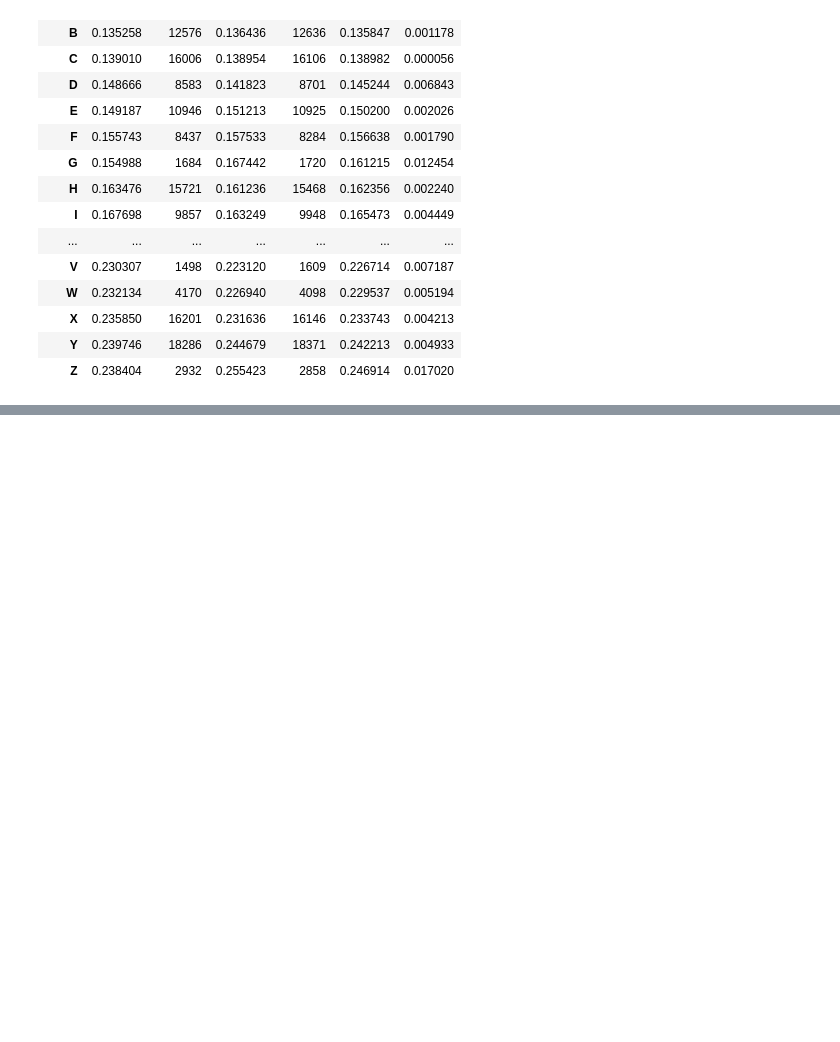
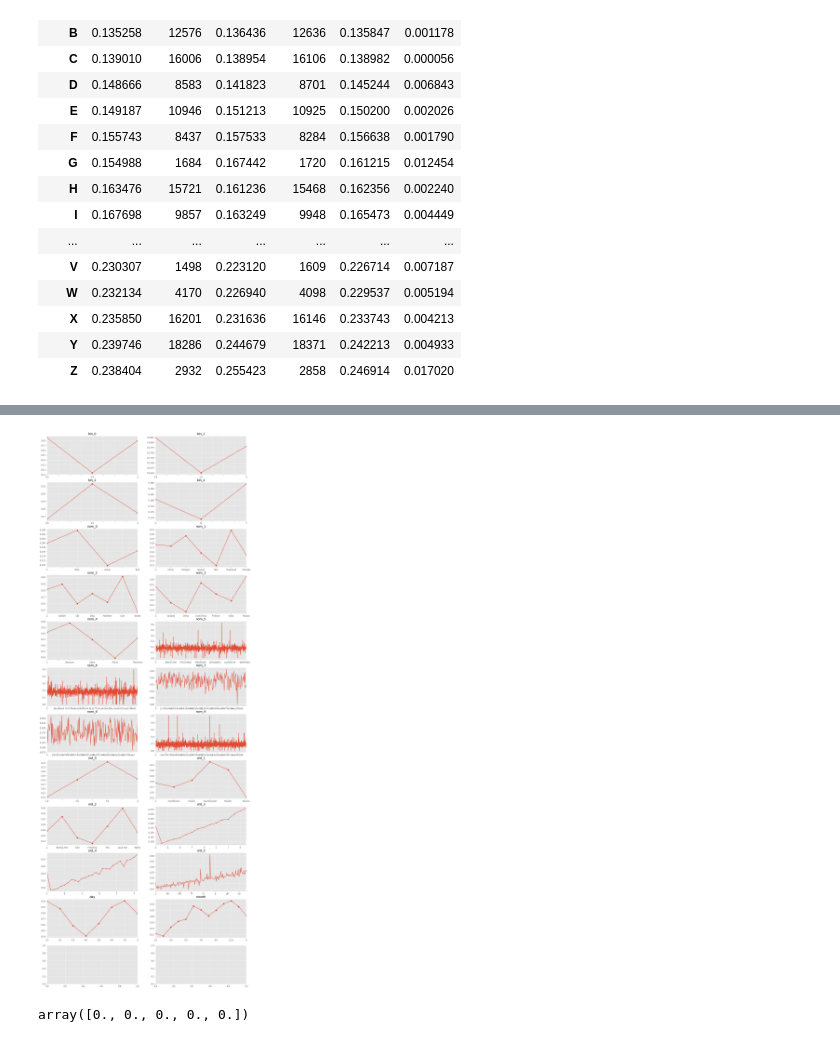
Before and after one commit to viktorsapozhok/cafeen, a Jupyter notebook: notebooks/1_eda.ipynb, the cells around one changed output, grey strips where cells are left out. Cells and saved outputs as stored; diff of their text form; code cells hidden in the pictures; blank space fills up the shorter version.

```diff
--- a/notebooks/1_eda.ipynb
+++ b/notebooks/1_eda.ipynb
@@ -172,0 +175,5 @@ stat
+# %%
+valid = clients.submit_1(valid_rows=300000)
+# %%
+valid['err'] = 1* ((valid['y_true'] - valid['target']).abs() > 0.5)
+valid.head()
@@ -172,0 +188,29 @@ stat
+# %%
+features = [col for col in valid.columns if col not in ['id', 'y_true', 'target', 'err']]
+nrows = len(features) // 2 + 1
+ncols = 2
+
+fig, ax = plt.subplots(nrows, ncols, figsize=(17,4*nrows))
+
+for i in range(len(features)):
+    valid.loc[valid[features[i]].isna(), features[i]] = '-1'
+
+    if valid[features[i]].nunique() <= 15:
+        marker = 'o'
+    elif valid[features[i]].nunique() <= 50:
+        marker = '.'
+    else:
+        marker = None
+
+    j = i // 2
+    k = i % 2
+
+    valid.groupby(features[i])['err'].mean().plot(ax=ax[j, k], marker=marker)
+    ax[j, k].set_title(features[i])
+    ax[j, k].set_xlabel('')
+# %% [output]
+[figure, added]
+# %%
+np.zeros(5)
+# %% [output]
+array([0., 0., 0., 0., 0.])
```
Also changed, not shown: parts of 2 cells of this notebook, 3 other files.
